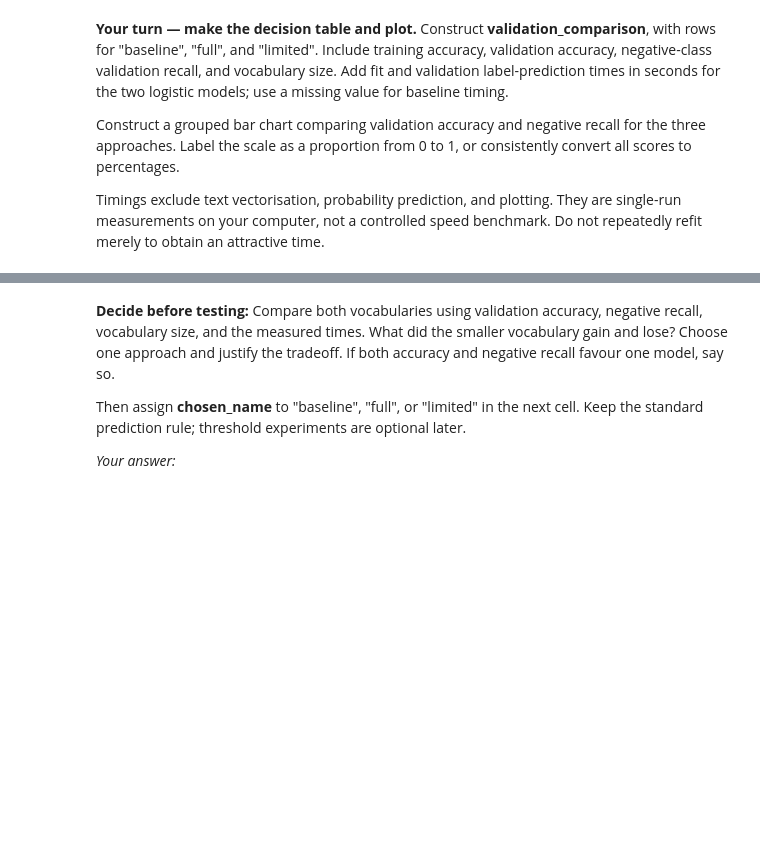
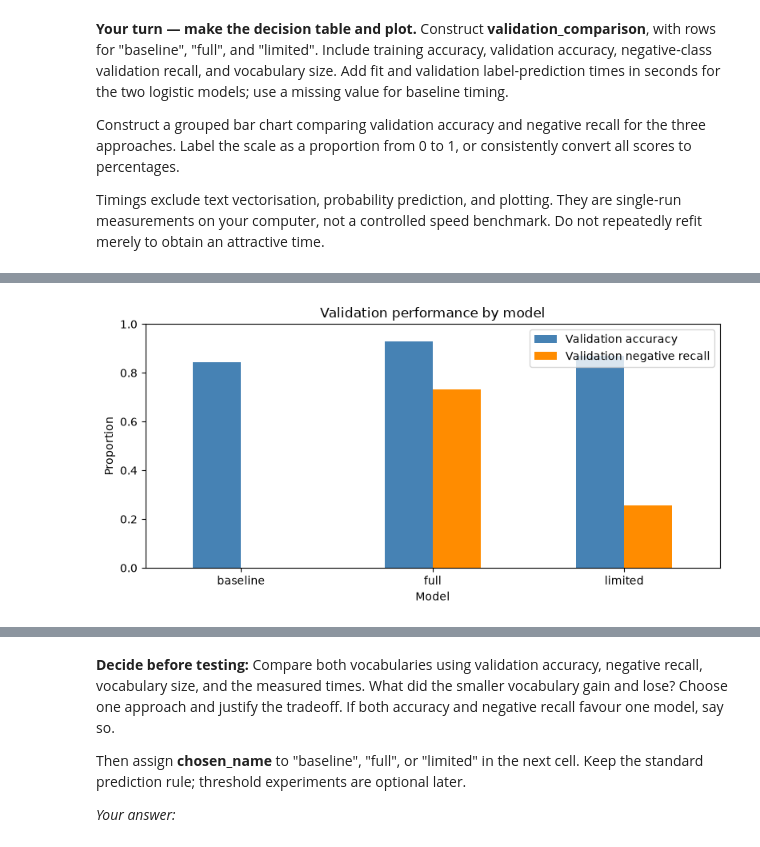
Before and after one commit to Maxiur/DataScience, a Jupyter notebook: Classification/Assignment_Classification_guided.ipynb, the cells around one changed output, grey strips where cells are left out. Saved outputs shown, nothing was run; the diff lists cells and outputs as text; code cells hidden in the pictures; blank space fills up the shorter version.

```diff
--- a/Classification/Assignment_Classification_guided.ipynb
+++ b/Classification/Assignment_Classification_guided.ipynb
@@ -351,3 +530,22 @@ Also print the validation improvement over the baseline in **percentage points**
 For example, 0.90 − 0.85 = 0.05 is an improvement of 5 percentage points.
 # %%
 # Your code: calculate both models' training/validation accuracy, build initial_comparison, and report the improvement.
+
+# Calculate training accuracy for both models
+baseline_training_accuracy = accuracy_score(y_train, baseline.predict(X_train))
+full_training_accuracy = accuracy_score(y_train, full_model.predict(X_train))
+
+# Reuse the predictions already made on the validation set
+full_validation_accuracy = accuracy_score(y_validation, full_validation_predictions)
+
+initial_comparison = pd.DataFrame(
+    {
+        "Training accuracy": [baseline_training_accuracy, full_training_accuracy],
+        "Validation accuracy": [baseline_validation_accuracy, full_validation_accuracy],
+    },
+    index=["Baseline", "Full vocabulary"],
+)
+display(initial_comparison)
+
+improvement_pp = 100 * (full_validation_accuracy - baseline_validation_accuracy)
+print(f"Validation improvement: {improvement_pp:.2f} percentage points")
@@ -517,3 +973,42 @@ They are single-run measurements on your computer, not a controlled speed
 benchmark. Do not repeatedly refit merely to obtain an attractive time.
 # %%
 # Your code: assemble validation_comparison from existing results and plot the two validation metrics.
+
+# Compare the three approaches on the same training and validation rows
+validation_comparison = pd.DataFrame(
+    {
+        "Training accuracy": [
+            baseline_training_accuracy, full_training_accuracy, limited_training_accuracy
+        ],
+        "Validation accuracy": [
+            baseline_validation_accuracy, full_validation_accuracy, limited_validation_accuracy
+        ],
+        "Validation negative recall": [
+            baseline_negative_recall, full_negative_recall, limited_negative_recall
+        ],
+        "Vocabulary size": [
+            0,
+            len(full_vectorizer.get_feature_names_out()),
+            len(limited_vectorizer.get_feature_names_out()),
+        ],
+        "Fit time (s)": [np.nan, full_fit_seconds, limited_fit_seconds],
+        "Validation prediction time (s)": [
+            np.nan, full_predict_seconds, limited_predict_seconds
+        ],
+    },
+    index=["baseline", "full", "limited"],
+)
+display(validation_comparison)
+
+# Plot both validation metrics on the same scale
+metrics = ["Validation accuracy", "Validation negative recall"]
+ax = validation_comparison[metrics].plot.bar(
+    figsize=(8, 4), rot=0, color=["steelblue", "darkorange"]
+)
+ax.set_title("Validation performance by model")
+ax.set_xlabel("Model")
+ax.set_ylabel("Proportion")
+ax.set_ylim(0, 1)
+plt.tight_layout()
+plt.show()
+# %% [output]
@@ -520,3 +1019,4 @@ benchmark. Do not repeatedly refit merely to obtain an attractive time.
+[figure, added]
 # %%
 required = ["limited_vectorizer", "limited_model", "limited_validation_predictions", "limited_validation_accuracy", "limited_training_accuracy", "limited_negative_recall", "validation_comparison"]
 assert all(name in globals() for name in required), "Finish the 20-word experiment and decision table first."
```
Also changed, not shown: parts of 32 cells of this notebook.
